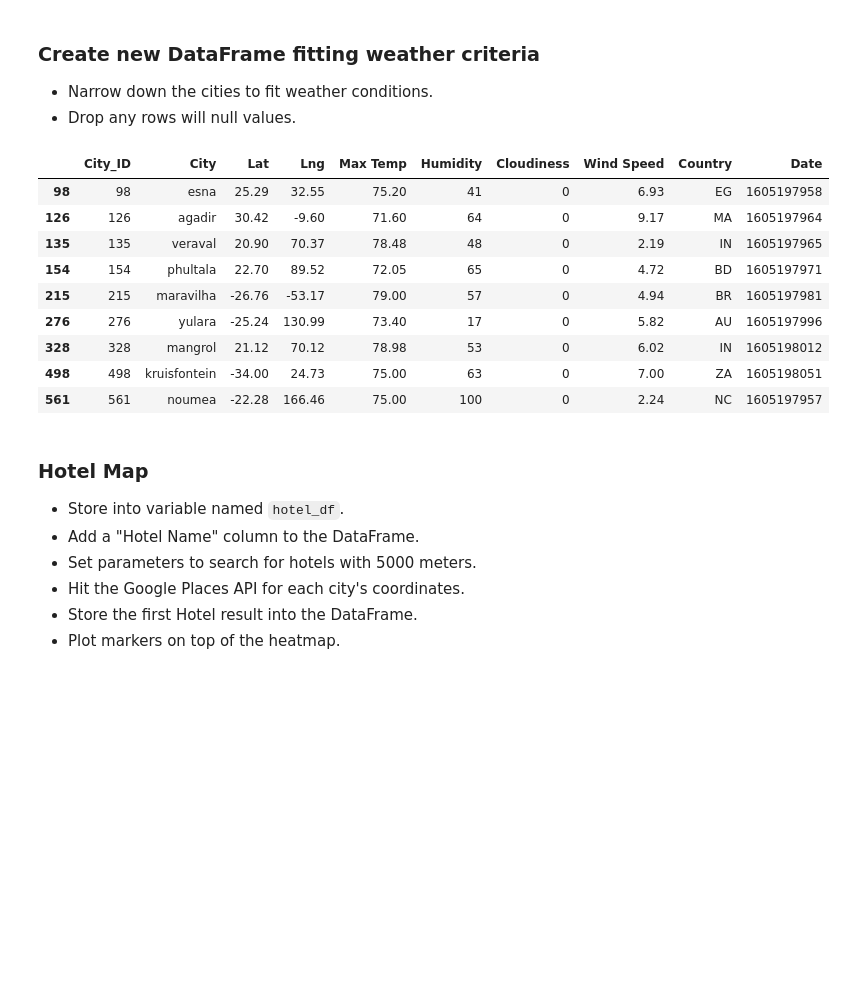
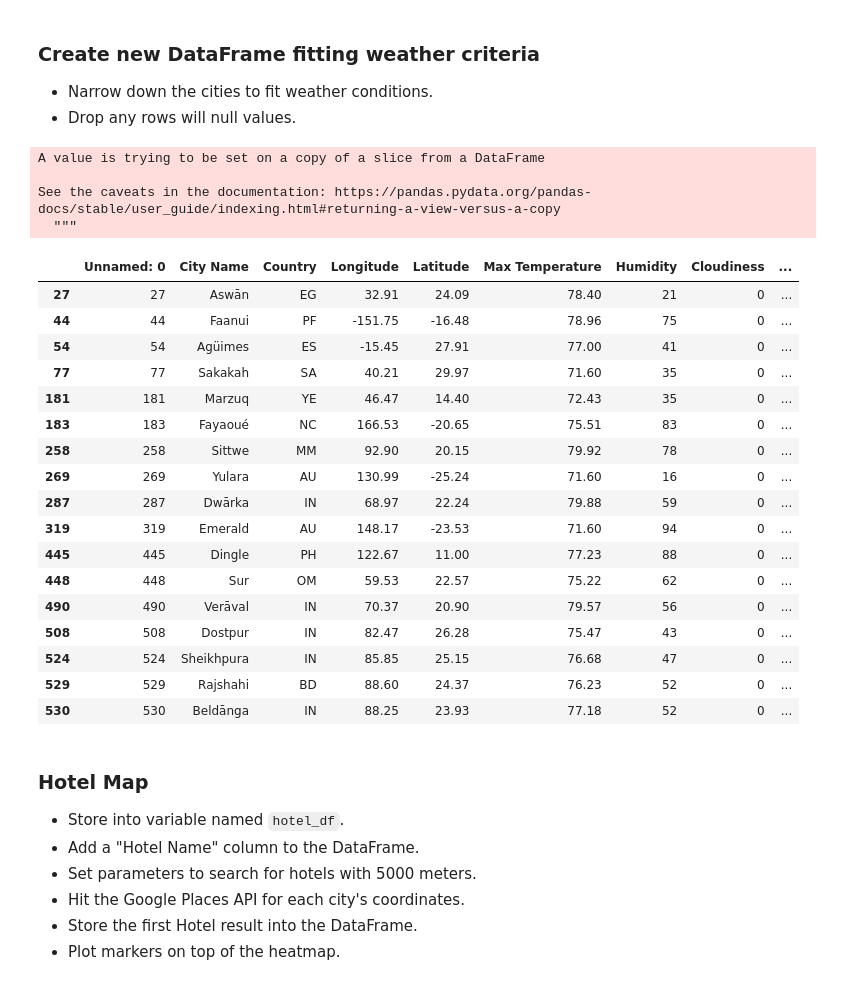
Before and after one commit to rjcline07/python-api-challenge, a Jupyter notebook: VacationPy/Python_APIs_VacationPy.ipynb, the cells around one changed output. Saved outputs shown, nothing was run; the diff lists cells and outputs as text; code cells hidden in the pictures; blank space fills up the shorter version.

Commit message:
adjusted vacationpy as needed for changes in weatherpy.

```diff
--- a/VacationPy/Python_APIs_VacationPy.ipynb
+++ b/VacationPy/Python_APIs_VacationPy.ipynb
@@ -19,6 +19,6 @@ from api_keys import g_key
 ### Store Part I results into DataFrame
 * Load the csv exported in Part I to a DataFrame
 # %%
-city_data_df = pd.read_csv("../WeatherPy/output/cities.csv")
-city_data_df.head()
+city_df = pd.read_csv("../WeatherPy/output/cities.csv")
+city_df.head()
 # %% [output]
@@ -51,21 +51,34 @@ SyntaxError: invalid syntax (<ipython-input-5-d98b239c76c2>, line 6)
 * Drop any rows will null values.
 # %%
 #narrowing to fit conditions
-narrowed_city_df = city_data_df.loc[(city_data_df["Max Temp"] < 80) & (city_data_df["Max Temp"] > 70) \
-                                    & (city_data_df["Wind Speed"] < 10) \
-                                    & (city_data_df["Cloudiness"] == 0)].dropna()
-narrowed_city_df
+filter_city_df = city_df.loc[(city_df["Max Temperature"] < 80) & (city_df["Max Temperature"] > 70) \
+                                    & (city_df["Wind Speed"] < 10) \
+                                    & (city_df["Cloudiness"] == 0)]
+filter_city_df.dropna(inplace=True)
+filter_city_df
 # %% [output]
+A value is trying to be set on a copy of a slice from a DataFrame
+
+See the caveats in the documentation: https://pandas.pydata.org/pandas-docs/stable/user_guide/indexing.html#returning-a-view-versus-a-copy
+  """
-|  | City_ID | City | Lat | Lng | Max Temp | Humidity | Cloudiness | Wind Speed | Country | Date |
-| 98 | 98 | esna | 25.29 | 32.55 | 75.20 | 41 | 0 | 6.93 | EG | 1605197958 |
-| 126 | 126 | agadir | 30.42 | -9.60 | 71.60 | 64 | 0 | 9.17 | MA | 1605197964 |
-| 135 | 135 | veraval | 20.90 | 70.37 | 78.48 | 48 | 0 | 2.19 | IN | 1605197965 |
-| 154 | 154 | phultala | 22.70 | 89.52 | 72.05 | 65 | 0 | 4.72 | BD | 1605197971 |
-| 215 | 215 | maravilha | -26.76 | -53.17 | 79.00 | 57 | 0 | 4.94 | BR | 1605197981 |
-| 276 | 276 | yulara | -25.24 | 130.99 | 73.40 | 17 | 0 | 5.82 | AU | 1605197996 |
-| 328 | 328 | mangrol | 21.12 | 70.12 | 78.98 | 53 | 0 | 6.02 | IN | 1605198012 |
-| 498 | 498 | kruisfontein | -34.00 | 24.73 | 75.00 | 63 | 0 | 7.00 | ZA | 1605198051 |
-| 561 | 561 | noumea | -22.28 | 166.46 | 75.00 | 100 | 0 | 2.24 | NC | 1605197957 |
+|  | Unnamed: 0 | City Name | Country | Longitude | Latitude | Max Temperature | Humidity | Cloudiness | ... |
+| 27 | 27 | Aswān | EG | 32.91 | 24.09 | 78.40 | 21 | 0 | ... |
+| 44 | 44 | Faanui | PF | -151.75 | -16.48 | 78.96 | 75 | 0 | ... |
+| 54 | 54 | Agüimes | ES | -15.45 | 27.91 | 77.00 | 41 | 0 | ... |
+| 77 | 77 | Sakakah | SA | 40.21 | 29.97 | 71.60 | 35 | 0 | ... |
+| 181 | 181 | Marzuq | YE | 46.47 | 14.40 | 72.43 | 35 | 0 | ... |
+| 183 | 183 | Fayaoué | NC | 166.53 | -20.65 | 75.51 | 83 | 0 | ... |
+| 258 | 258 | Sittwe | MM | 92.90 | 20.15 | 79.92 | 78 | 0 | ... |
+| 269 | 269 | Yulara | AU | 130.99 | -25.24 | 71.60 | 16 | 0 | ... |
+| 287 | 287 | Dwārka | IN | 68.97 | 22.24 | 79.88 | 59 | 0 | ... |
+| 319 | 319 | Emerald | AU | 148.17 | -23.53 | 71.60 | 94 | 0 | ... |
+| 445 | 445 | Dingle | PH | 122.67 | 11.00 | 77.23 | 88 | 0 | ... |
+| 448 | 448 | Sur | OM | 59.53 | 22.57 | 75.22 | 62 | 0 | ... |
+| 490 | 490 | Verāval | IN | 70.37 | 20.90 | 79.57 | 56 | 0 | ... |
+| 508 | 508 | Dostpur | IN | 82.47 | 26.28 | 75.47 | 43 | 0 | ... |
+| 524 | 524 | Sheikhpura | IN | 85.85 | 25.15 | 76.68 | 47 | 0 | ... |
+| 529 | 529 | Rajshahi | BD | 88.60 | 24.37 | 76.23 | 52 | 0 | ... |
+| 530 | 530 | Beldānga | IN | 88.25 | 23.93 | 77.18 | 52 | 0 | ... |
 # %% [markdown]
 ### Hotel Map
 * Store into variable named `hotel_df`.
```
Also changed, not shown: parts of 5 cells of this notebook.
